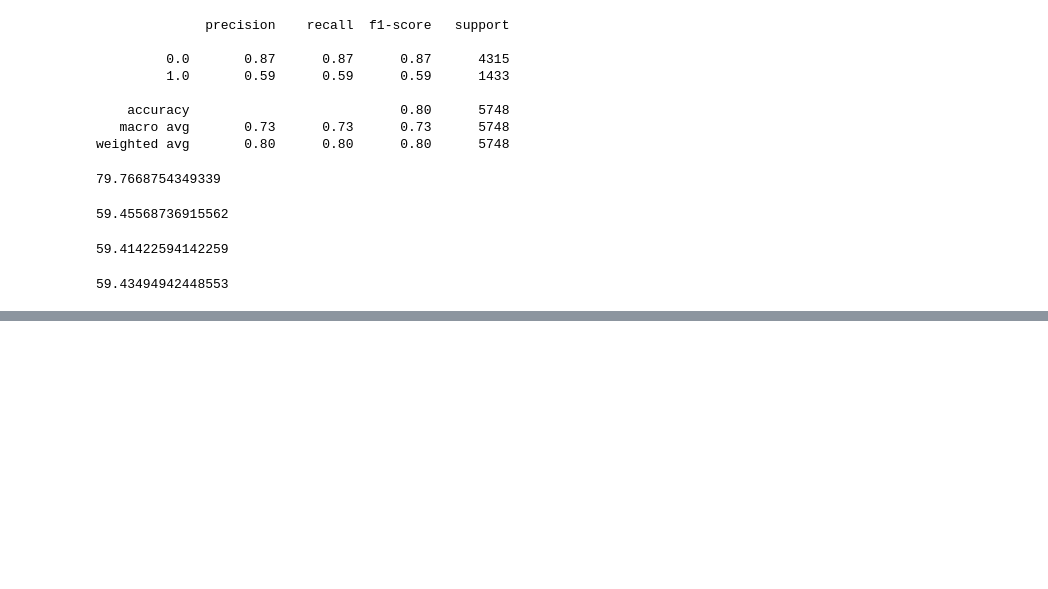
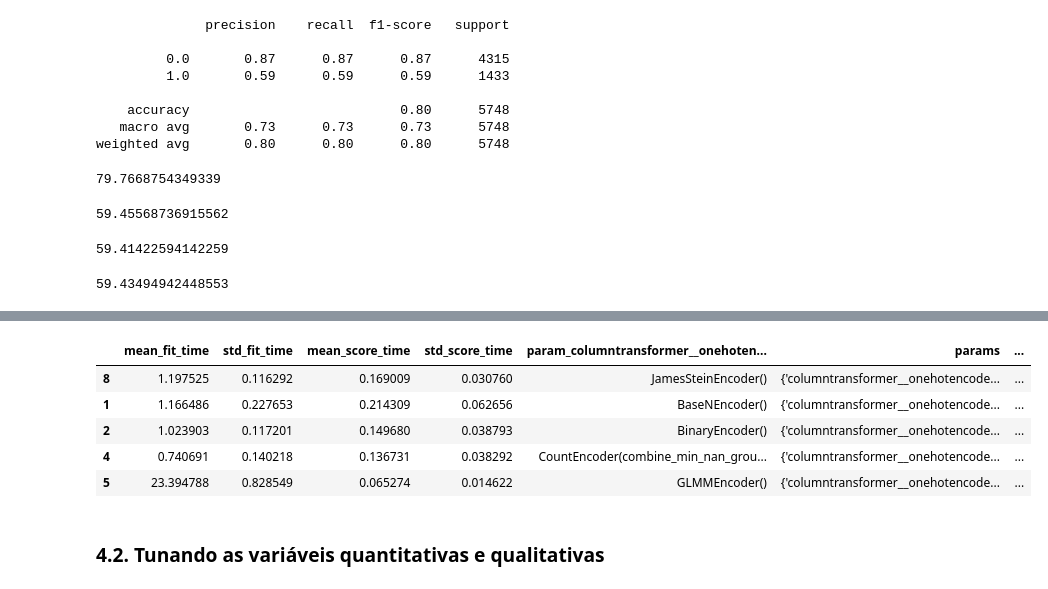
Before and after one commit to barbosarafael/hr_analysis, a Jupyter notebook: notebooks/4.0.modelo_oficial.ipynb, the cells around one changed output, grey strips where cells are left out. Cells and saved outputs as stored; diff of their text form; code cells hidden in the pictures; blank space fills up the shorter version.

Commit message:
Criando o melhor modelo de ML tunando o modelo e os encoders

```diff
--- a/notebooks/4.0.modelo_oficial.ipynb
+++ b/notebooks/4.0.modelo_oficial.ipynb
@@ -280,0 +285,17 @@ f1_score(y_true = y_test, y_pred = y_pred) * 100
+# %%
+params = {}
+
+params['columntransformer__onehotencoder'] = [encoder1, encoder2, encoder3, encoder4, encoder5, encoder6, encoder7,
+                                              encoder8, encoder9, encoder10, encoder11, encoder12, encoder13,
+                                              encoder14, encoder15, encoder16, encoder17, encoder18]
+# %%
+grid = GridSearchCV(estimator = pipeline_com_modelo,
+                    param_grid = params,
+                    scoring = 'recall',
+                    n_jobs = -1,
+                    cv = 4
+                   )
+
+grid.fit()
+# %%
+grid.fit(X_train, y_train)
@@ -280,0 +337,13 @@ f1_score(y_true = y_test, y_pred = y_pred) * 100
+# %%
+pd.DataFrame(grid.cv_results_)\
+    .sort_values(by = 'rank_test_score', ascending = True)\
+    .head(5)
+# %% [output]
+|  | mean_fit_time | std_fit_time | mean_score_time | std_score_time | param_columntransformer__onehoten... | params | ... |
+| 8 | 1.197525 | 0.116292 | 0.169009 | 0.030760 | JamesSteinEncoder() | {'columntransformer__onehotencode... | ... |
+| 1 | 1.166486 | 0.227653 | 0.214309 | 0.062656 | BaseNEncoder() | {'columntransformer__onehotencode... | ... |
+| 2 | 1.023903 | 0.117201 | 0.149680 | 0.038793 | BinaryEncoder() | {'columntransformer__onehotencode... | ... |
+| 4 | 0.740691 | 0.140218 | 0.136731 | 0.038292 | CountEncoder(combine_min_nan_grou... | {'columntransformer__onehotencode... | ... |
+| 5 | 23.394788 | 0.828549 | 0.065274 | 0.014622 | GLMMEncoder() | {'columntransformer__onehotencode... | ... |
+# %% [markdown]
+### 4.2. Tunando as variáveis quantitativas e qualitativas
```
Also changed, not shown: parts of 17 cells of this notebook, 1 other file.
